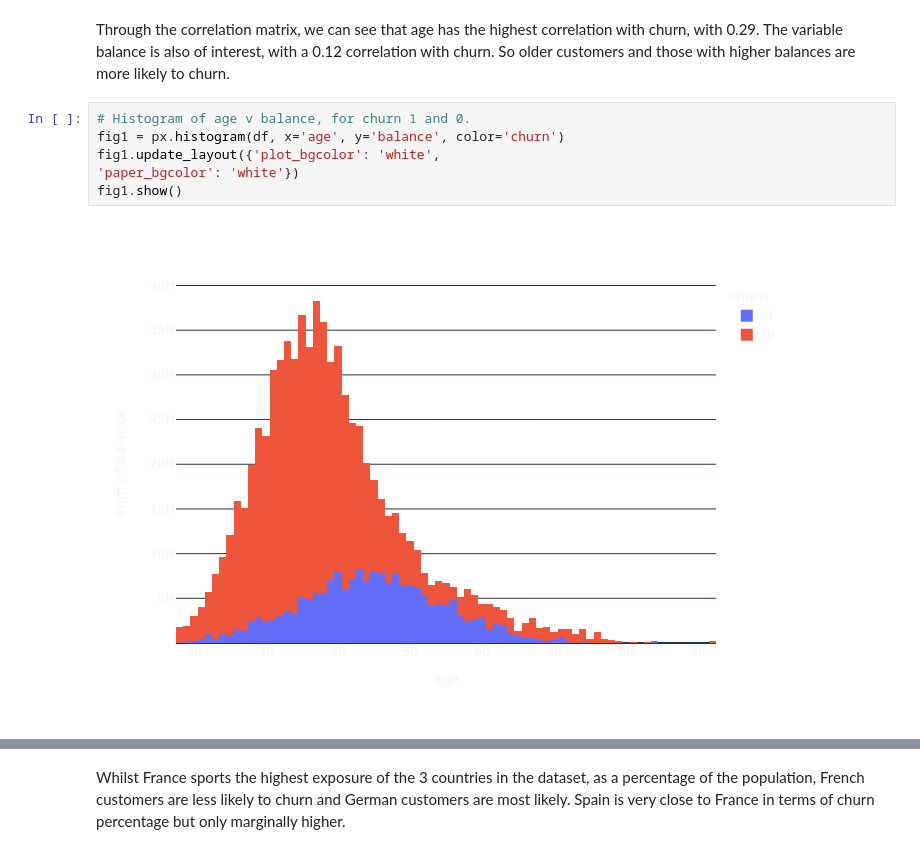
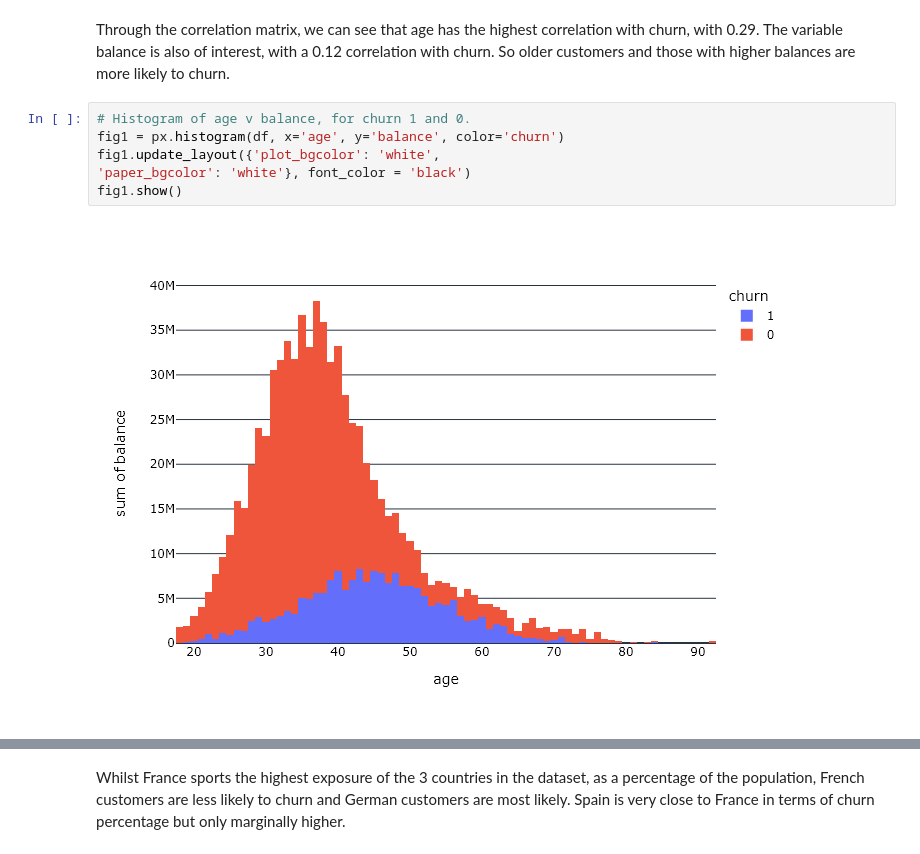
Before and after one commit to adampick99/bank-churn-project, a Jupyter notebook: bank-churn-project.ipynb, the cells around one changed output, grey strips where cells are left out. Cells and saved outputs as stored; diff of their text form.

Commit message:
Fixed graphs readability

```diff
--- a/bank-churn-project.ipynb
+++ b/bank-churn-project.ipynb
@@ -175,11 +175,11 @@ Through the correlation matrix, we can see that age has the highest correlation
 # %%
 # Histogram of age v balance, for churn 1 and 0.
 fig1 = px.histogram(df, x='age', y='balance', color='churn')
 fig1.update_layout({'plot_bgcolor': 'white',
-'paper_bgcolor': 'white'})
+'paper_bgcolor': 'white'}, font_color = 'black')
 fig1.show()
 # %% [output]
-[figure, old version]
+[figure, new version]
 # %%
 # Histogram for distribution of churn across countries in the data
 fig2 = px.histogram(df, x='country', color = 'churn', barmode = 'stack')
```
Also changed, not shown: parts of 2 cells of this notebook.
